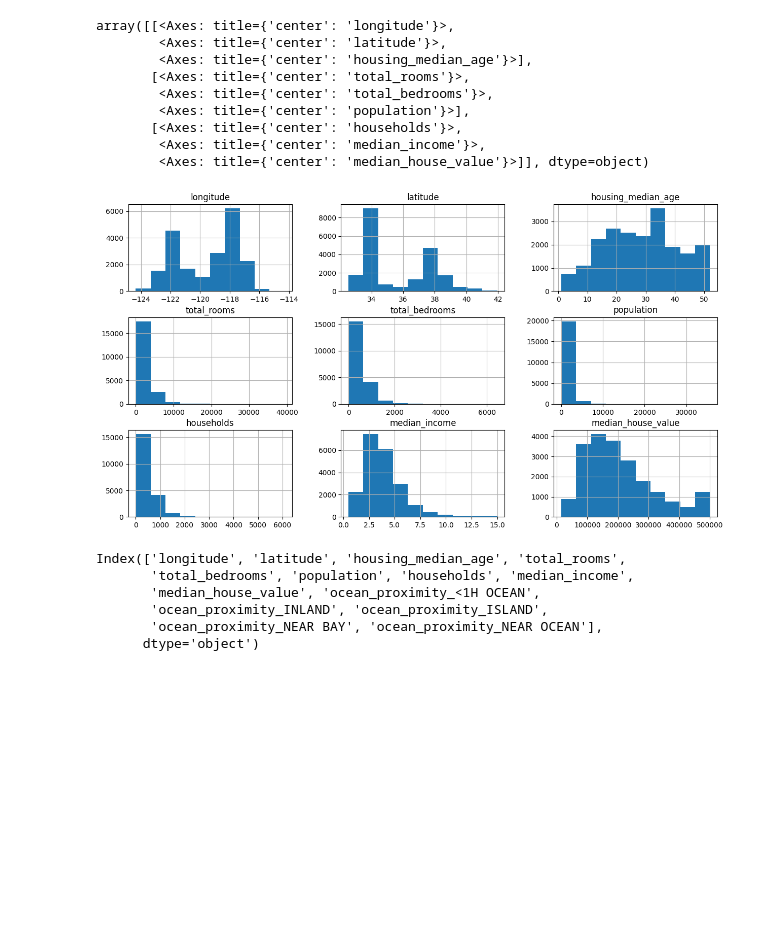
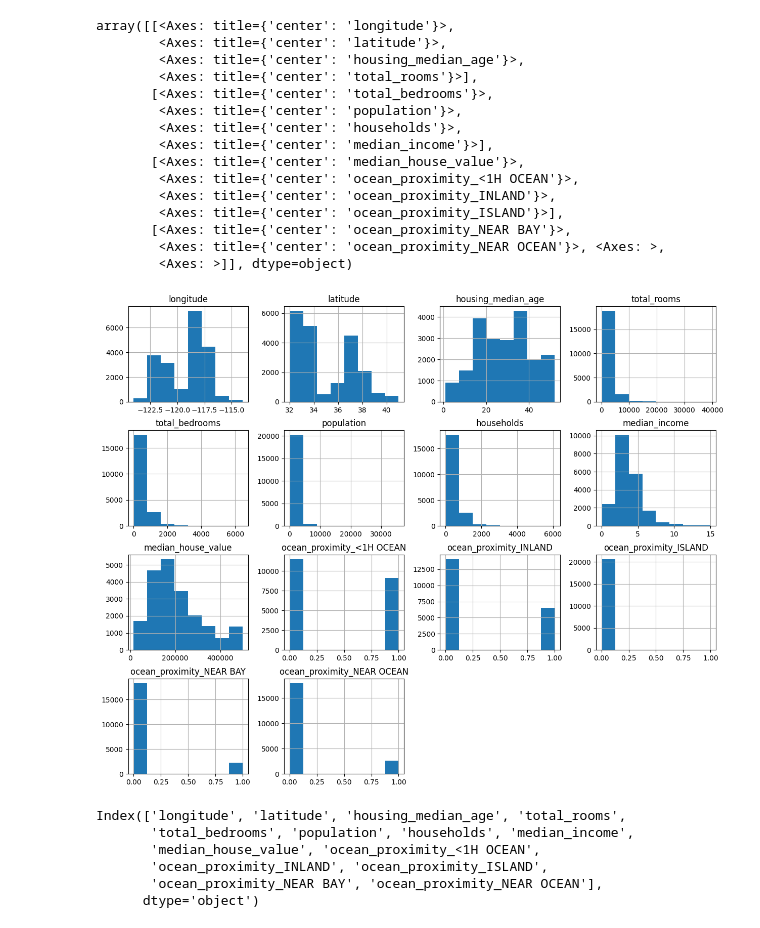
Before and after one commit to Amalaseeli/house_price_prediction, a Jupyter notebook: notebooks/EDA.ipynb, the cells around one changed output. Saved outputs shown, nothing was run; the diff lists cells and outputs as text; code cells hidden in the pictures; blank space fills up the shorter version.

```diff
--- a/notebooks/EDA.ipynb
+++ b/notebooks/EDA.ipynb
@@ -89,16 +89,22 @@ sns.heatmap(df.corr(), cmap="YlGnBu", annot=True, fmt=".1f")
 # %%
-df.hist(figsize=(15,8),bins=10 )
+df.hist(figsize=(15,12),bins=8 )
 # %% [output]
 array([[<Axes: title={'center': 'longitude'}>,
         <Axes: title={'center': 'latitude'}>,
-        <Axes: title={'center': 'housing_median_age'}>],
-       [<Axes: title={'center': 'total_rooms'}>,
-        <Axes: title={'center': 'total_bedrooms'}>,
-        <Axes: title={'center': 'population'}>],
-       [<Axes: title={'center': 'households'}>,
-        <Axes: title={'center': 'median_income'}>,
-        <Axes: title={'center': 'median_house_value'}>]], dtype=object)
+        <Axes: title={'center': 'housing_median_age'}>,
+        <Axes: title={'center': 'total_rooms'}>],
+       [<Axes: title={'center': 'total_bedrooms'}>,
+        <Axes: title={'center': 'population'}>,
+        <Axes: title={'center': 'households'}>,
+        <Axes: title={'center': 'median_income'}>],
+       [<Axes: title={'center': 'median_house_value'}>,
+        <Axes: title={'center': 'ocean_proximity_<1H OCEAN'}>,
+        <Axes: title={'center': 'ocean_proximity_INLAND'}>,
+        <Axes: title={'center': 'ocean_proximity_ISLAND'}>],
+       [<Axes: title={'center': 'ocean_proximity_NEAR BAY'}>,
+        <Axes: title={'center': 'ocean_proximity_NEAR OCEAN'}>, <Axes: >,
+        <Axes: >]], dtype=object)
-[figure, old version]
+[figure, new version]
 # %%
 df.columns
 # %% [output]
```
Also changed, not shown: parts of 7 cells of this notebook, 3 other files.
